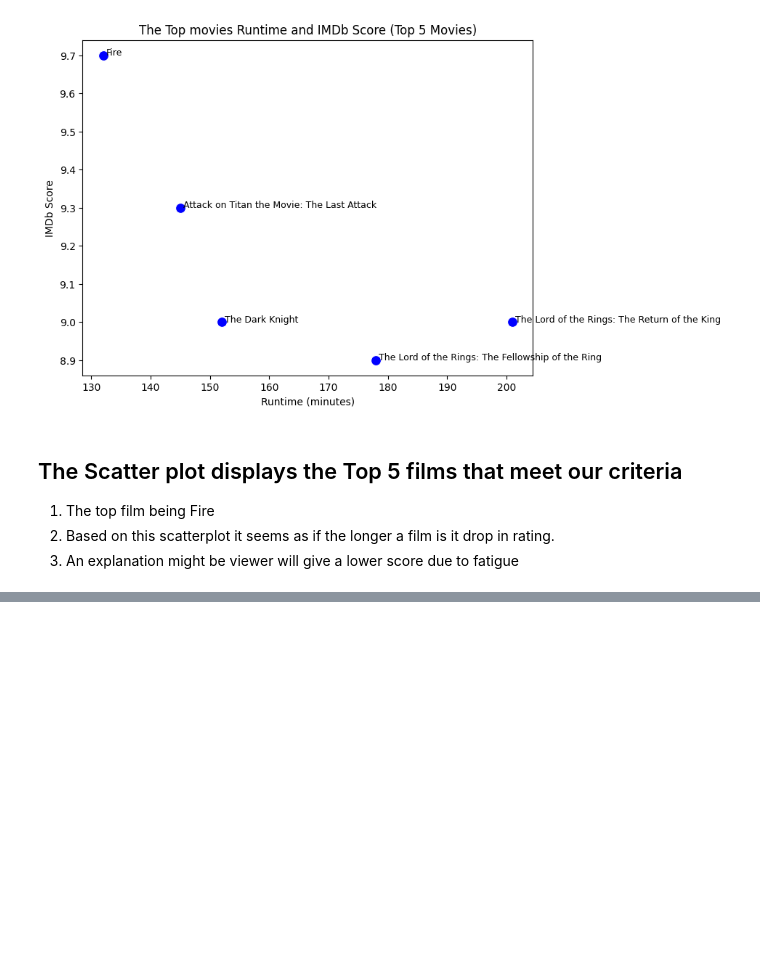
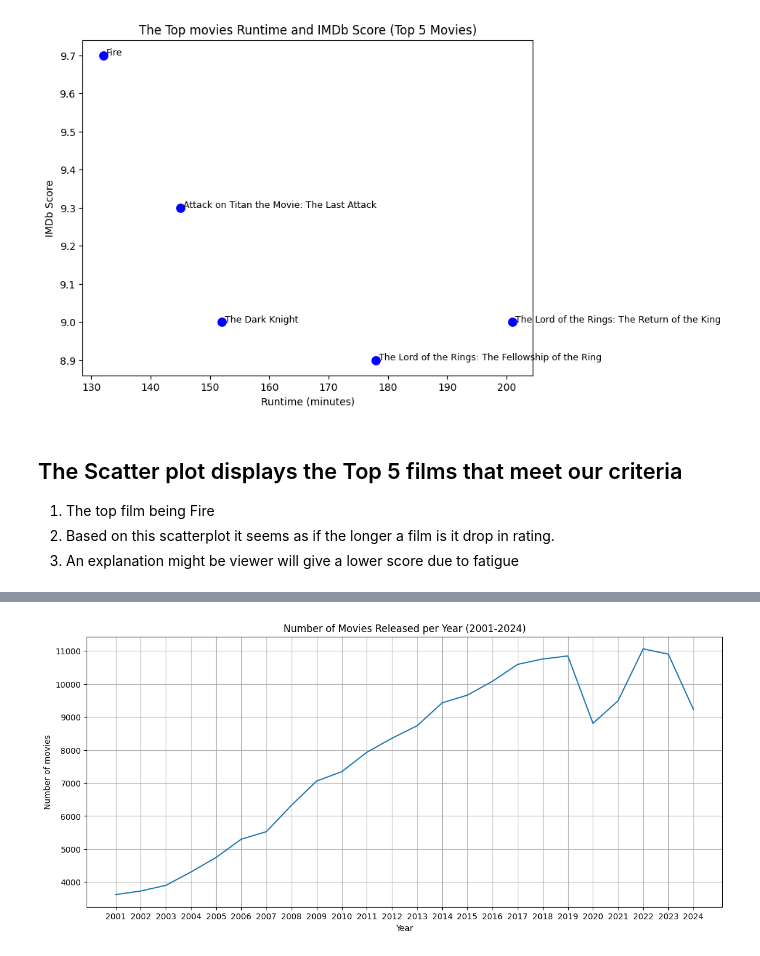
Before and after one commit to lundnm/Movie_Analysis, a Jupyter notebook: manipulation.ipynb, the cells around one changed output, grey strips where cells are left out. Cells and saved outputs as stored; diff of their text form; code cells hidden in the pictures; blank space fills up the shorter version.

```diff
--- a/manipulation.ipynb
+++ b/manipulation.ipynb
@@ -171,0 +229,18 @@ plt.show()
+# %%
+# Count the number of movies per year
+movies_per_year = imdb_movies['startYear'].value_counts().sort_index()
+
+# filter out the year 2025
+movies_per_year = movies_per_year[movies_per_year.index != 2025]
+
+# Plot the number of movies per year
+plt.figure(figsize=(14, 6))
+plt.plot(movies_per_year)
+plt.xticks(np.arange(2001, 2025, 1))
+plt.xlabel('Year')
+plt.ylabel('Number of movies')
+plt.title('Number of Movies Released per Year (2001-2024)')
+plt.grid()
+plt.show()
+# %% [output]
+[figure, added]
```
Also changed, not shown: parts of 16 cells of this notebook.
